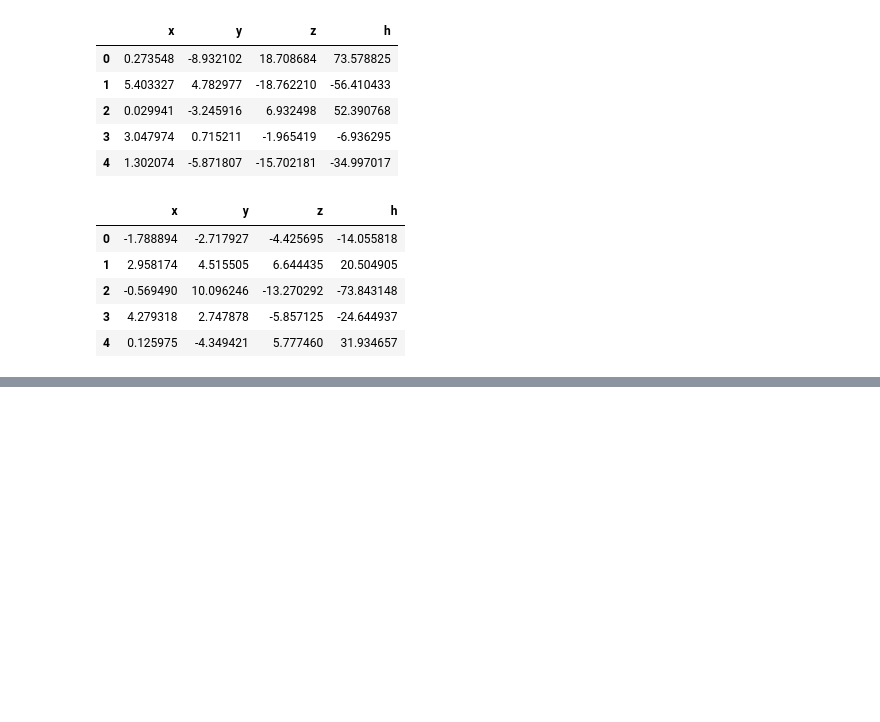
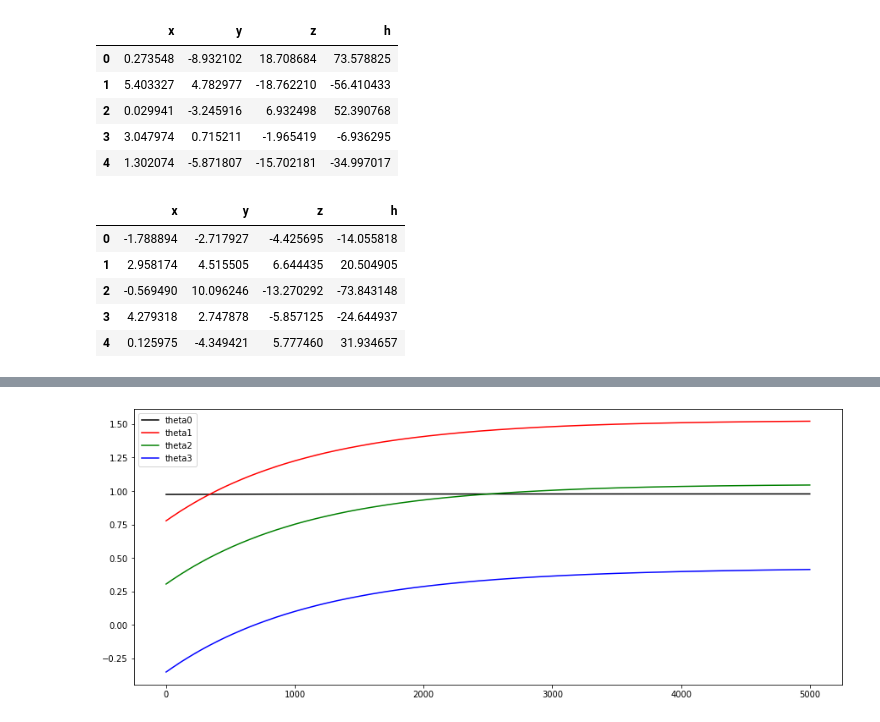
Before and after one commit to BaeHyungjun/2020-1-MachineLearning, a Jupyter notebook: 20152410_배형준_머신러닝_과제4.ipynb, the cells around one changed output, grey strips where cells are left out. Saved outputs shown, nothing was run; the diff lists cells and outputs as text; code cells hidden in the pictures; blank space fills up the shorter version.

```diff
--- a/20152410_배형준_머신러닝_과제4.ipynb
+++ b/20152410_배형준_머신러닝_과제4.ipynb
@@ -143,0 +189,12 @@ plt.show()
+# %%
+# plot of theta0 ~ theta3
+
+plt.figure(figsize=(15, 6))
+plt.plot(record_theta_4489[:, 0], 'k', label='theta0')
+plt.plot(record_theta_4489[:, 1], 'r', label='theta1')
+plt.plot(record_theta_4489[:, 2], 'g', label='theta2')
+plt.plot(record_theta_4489[:, 3], 'b', label='theta3')
+plt.legend(loc='best')
+plt.show()
+# %% [output]
+[figure, added]
```
Also changed, not shown: parts of 20 cells of this notebook.
